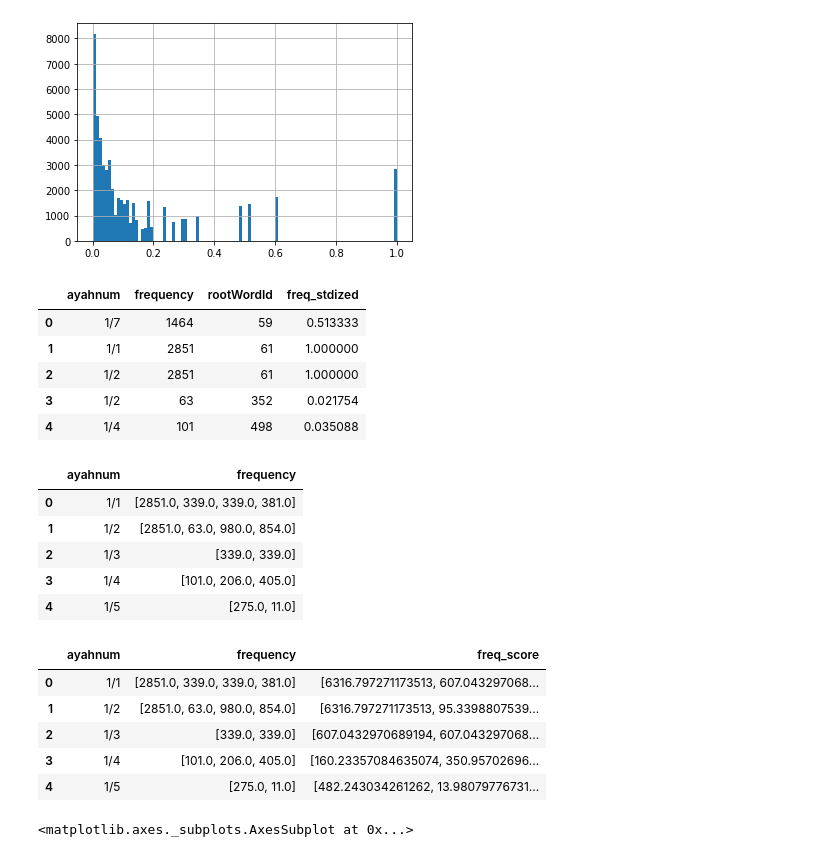
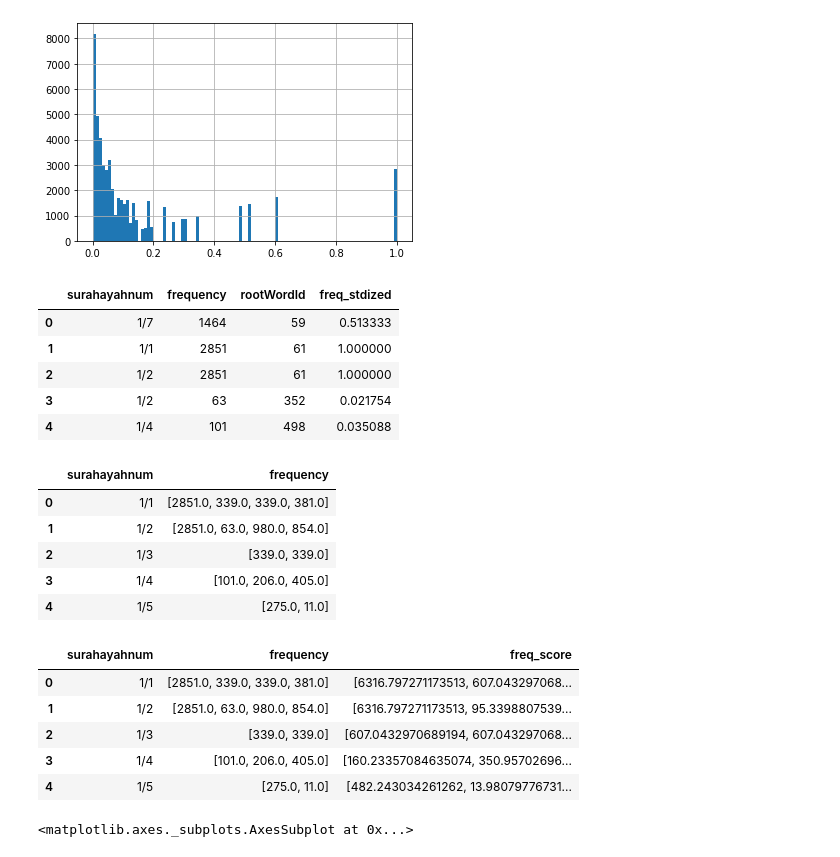
Before and after one commit to sayemmh/project-zayd-api, a Jupyter notebook: roots_in_ayahs-2.ipynb, the cells around one changed output. Saved outputs shown, nothing was run; the diff lists cells and outputs as text; code cells hidden in the pictures.

```diff
--- a/roots_in_ayahs-2.ipynb
+++ b/roots_in_ayahs-2.ipynb
@@ -29,10 +29,7 @@ surah_df.head(5)
 | 4 | (of the) Judgment | مَالِكِ يَوْمِ الدِّينِ | 4 | 101 | 2 | الدِّينِ | د ي ن | 498 | triliteral root | ... |
 # %%
 # surah_df[['ayahnum', 'frequency', 'rootWordId', 'tlit', 'waznType']]
-df = surah_df[['surahnum', 'ayahnum', 'frequency', 'rootWordId']].copy(deep=True)
-
-df['ayahnum'] = df['surahnum'].astype(str) + '/' + df['ayahnum'].astype(str)
-df=df.drop(['surahnum'], axis=1)
+df = surah_df[['surahayahnum', 'frequency', 'rootWordId']].copy(deep=True)
 
 df['frequency'].hist(bins=100)
 # %% [output]
@@ -54,7 +51,7 @@ df['freq_stdized'].hist(bins=100)
 # %%
 df.head()
 # %% [output]
-|  | ayahnum | frequency | rootWordId | freq_stdized |
+|  | surahayahnum | frequency | rootWordId | freq_stdized |
 | 0 | 1/7 | 1464 | 59 | 0.513333 |
 | 1 | 1/1 | 2851 | 61 | 1.000000 |
 | 2 | 1/2 | 2851 | 61 | 1.000000 |
@@ -62,11 +59,11 @@ df.head()
 | 4 | 1/4 | 101 | 498 | 0.035088 |
 # %%
 # build freq_stdized list
-df2 = df.groupby('ayahnum').frequency.apply(lambda x: ','.join(map(str, x))).reset_index()
+df2 = df.groupby('surahayahnum').frequency.apply(lambda x: ','.join(map(str, x))).reset_index()
 df2.loc[:,'frequency'] = df2.loc[:, 'frequency'].apply(lambda x: [float(y) for y in x.split(",")])
 df2.head()
 # %% [output]
-|  | ayahnum | frequency |
+|  | surahayahnum | frequency |
 | 0 | 1/1 | [2851.0, 339.0, 339.0, 381.0] |
 | 1 | 1/2 | [2851.0, 63.0, 980.0, 854.0] |
 | 2 | 1/3 | [339.0, 339.0] |
@@ -78,7 +75,7 @@ import numpy as np
 df2['freq_score'] = df2.loc[:, 'frequency'].apply(lambda x: [i**1.1 for i in x])
 df2.head()
 # %% [output]
-|  | ayahnum | frequency | freq_score |
+|  | surahayahnum | frequency | freq_score |
 | 0 | 1/1 | [2851.0, 339.0, 339.0, 381.0] | [6316.797271173513, 607.043297068... |
 | 1 | 1/2 | [2851.0, 63.0, 980.0, 854.0] | [6316.797271173513, 95.3398807539... |
 | 2 | 1/3 | [339.0, 339.0] | [607.0432970689194, 607.043297068... |
```
Also changed, not shown: parts of 3 cells of this notebook, 1 other file.
